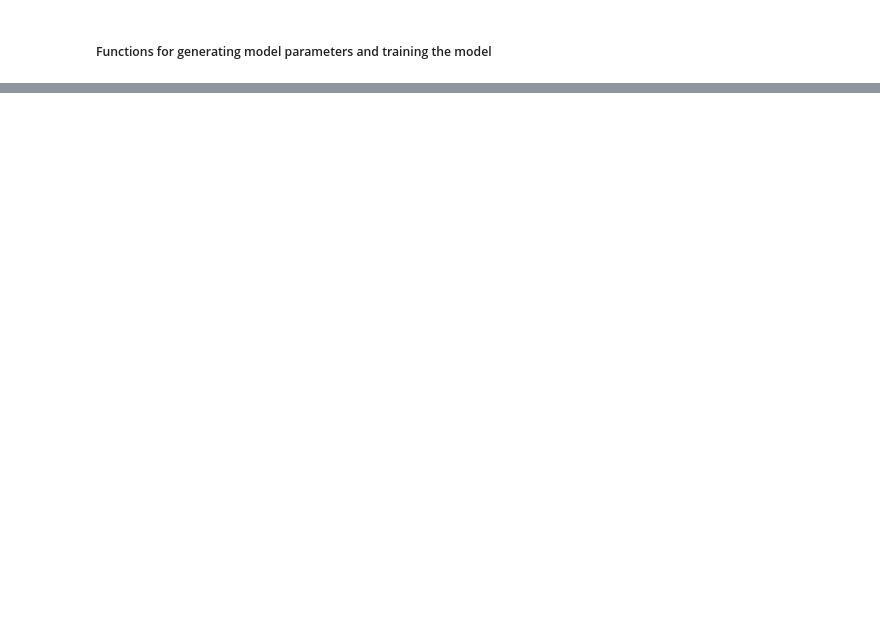
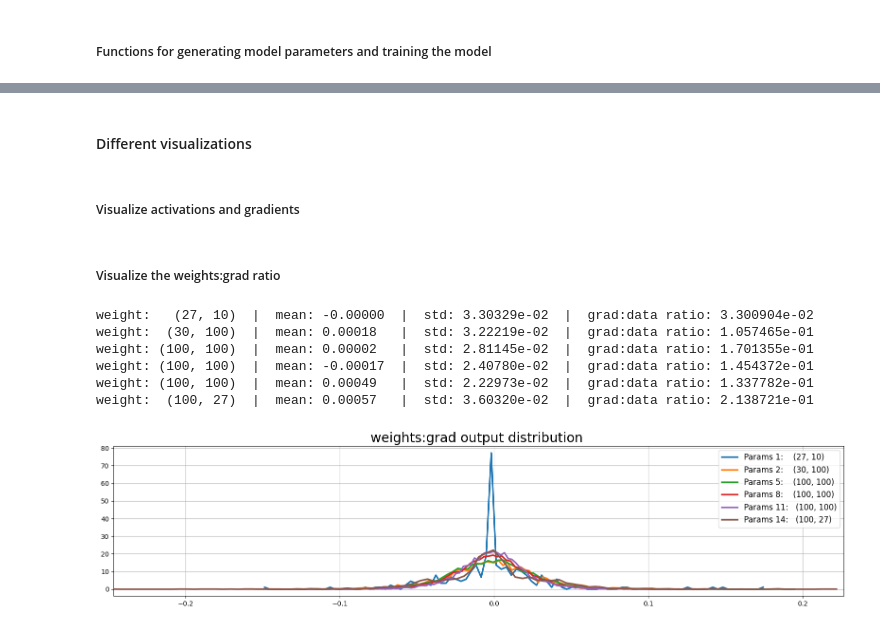
Before and after one commit to NicoJorgensen1/NN_zero_to_hero_Karpathy, a Jupyter notebook: Lectures/L4/L4: Makemore part 3 - Batch Normalization.ipynb, the cells around one changed output, grey strips where cells are left out. Drawn from its saved outputs; the diff is of its cells as text; code cells hidden in the pictures; blank space fills up the shorter version.

```diff
--- a/Lectures/L4/L4: Makemore part 3 - Batch Normalization.ipynb
+++ b/Lectures/L4/L4: Makemore part 3 - Batch Normalization.ipynb
@@ -635,0 +550,33 @@ print('inp grad std: ', inp.grad.std().item())
+# %%
+# sample from the model
+g = torch.Generator().manual_seed(2147483647 + 10)
+
+if "layers" not in dir(): layers = None
+if "parameters" not in dir(): parameters = None
+
+loss_values, emb_matrix, update_values, parameters, layers = train_pytorchifying(layers=layers, parameters=parameters, num_iterations=25000, lr=(1e-1, 1e-4), gain=5/3, use_batch_norm=True, use_tanh=True)
+# %%
+num_new_samples = 20
+
+for _ in range(num_new_samples):
+    out = []
+    context = [0] * block_size                                            # initialize with all '...'. The context is the earlier 'block_size' characters, that are input to the model ...
+    while True:
+      # Forward pass the neural net
+      emb = emb_matrix[torch.tensor([context])]                           # Load embeddings for the sequence => the embeddings is of size (1, block_size, n_embd)
+      x = emb.view(emb.shape[0], -1)                                      # Concatenate the embedded vectors into a tensor of size (1, block_size*n_embd)
+      for l_idx, layer in enumerate(layers):                              # Iterate through all the layers of our model
+        if isinstance(layer, BatchNorm1d):                                # If the layer is a BatchNorm layer ...
+          layer.training = False                                          # ... assure that it knows we are at inference (using running stats instead of trying to compute them)
+        x = layer(x)                                                      # Make a forward pass with this current layer ...
+      logits = x                                                          # After having forced the input through each of the layer of the model, we now have the logits ...
+      probs = F.softmax(logits, dim=1)                                    # Compute probabilities for each of the possible characters using a softmax
+
+      # Sample from the distribution
+      ix = torch.multinomial(probs, num_samples=1, generator=g).item()    # Randomly select a sample with the probabilities given in the 'probs' array
+      context = context[1:] + [ix]                                        # Shift the context window and track the samples
+      out.append(ix)                                                      # Append the newly sampled character index
+      if ix == 0:                                                         # if we sample the special end '.' token ...
+        break                                                             # ... break this inference
+
+    print(''.join(i_to_s[i] for i in out))                                # Decode and print the generated word
@@ -635,0 +654,4 @@ print('inp grad std: ', inp.grad.std().item())
+# %% [markdown]
+#### Different visualizations
+# %% [markdown]
+##### Visualize activations and gradients
@@ -635,0 +708,19 @@ print('inp grad std: ', inp.grad.std().item())
+# %% [markdown]
+##### Visualize the weights:grad ratio
+# %%
+### Visualize the weights:grad ratio
+# This grad:data has to be approx equal for all layers
+visualize_statistics(viz_types="weights:grad", only_linear_params=True, num_iterations=1, gain=5/3, final_layer_scale=5/3, use_batch_norm=True, figsize=(16,4), tit_fontsize=20, leg_fontsize=12, tick_fontsize=10)
+
+# This curve shows the gradients for all weights of all linear layers
+# We have printed the ratio between the weights and the gradients as strings
+# We shall use this plot in order to check the symmetri of the weights:grad for all layers. We don't necessary want a specific ratio, we just want the ratio to be roughly the same for all layers
+# However, these ratios are not as important as the weight:update ratio
+# %% [output]
+weight:   (27, 10)  |  mean: -0.00000  |  std: 3.30329e-02  |  grad:data ratio: 3.300904e-02
+weight:  (30, 100)  |  mean: 0.00018   |  std: 3.22219e-02  |  grad:data ratio: 1.057465e-01
+weight: (100, 100)  |  mean: 0.00002   |  std: 2.81145e-02  |  grad:data ratio: 1.701355e-01
+weight: (100, 100)  |  mean: -0.00017  |  std: 2.40780e-02  |  grad:data ratio: 1.454372e-01
+weight: (100, 100)  |  mean: 0.00049   |  std: 2.22973e-02  |  grad:data ratio: 1.337782e-01
+weight:  (100, 27)  |  mean: 0.00057   |  std: 3.60320e-02  |  grad:data ratio: 2.138721e-01
+[figure, added]
```
Also changed, not shown: parts of 65 cells of this notebook.
